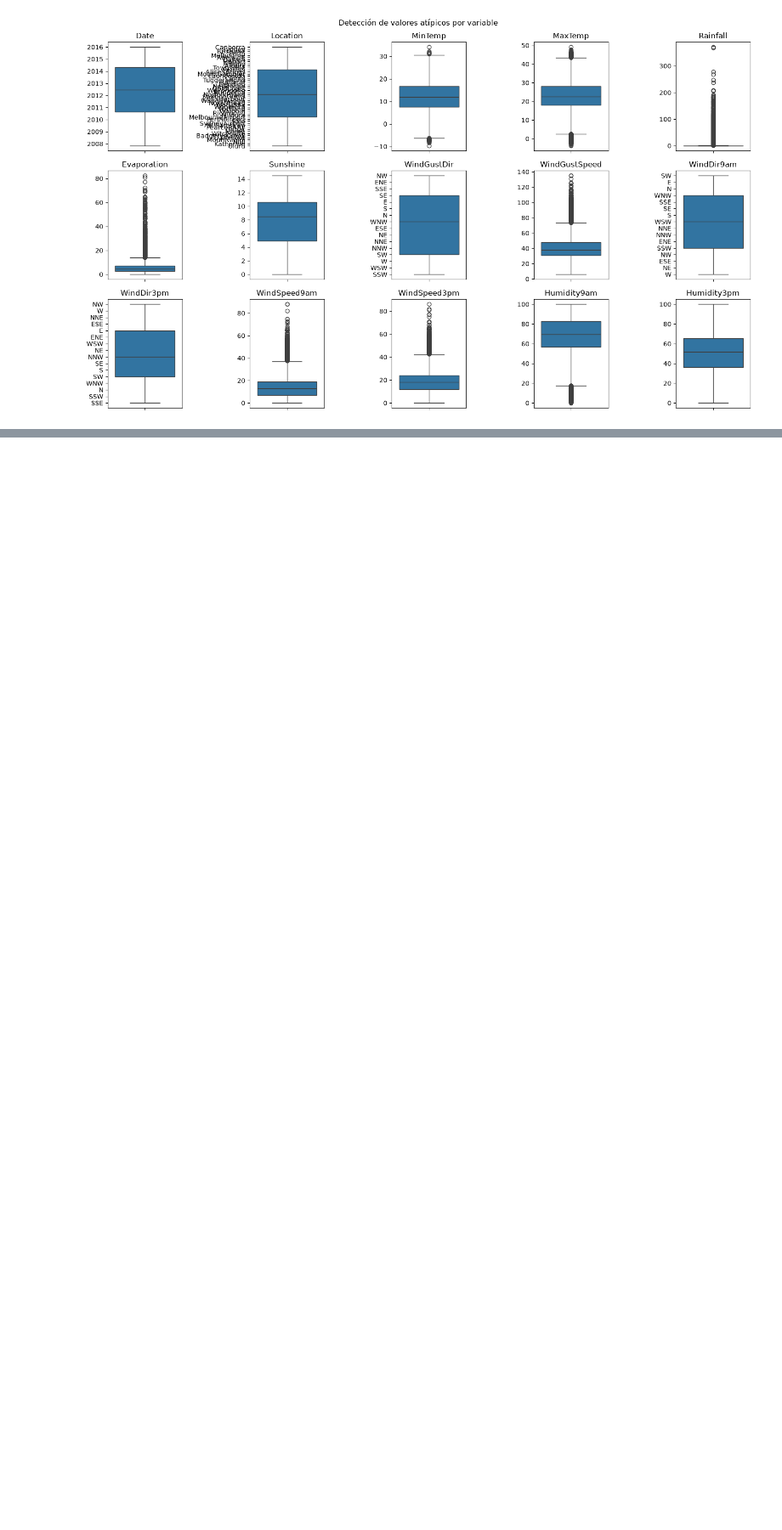
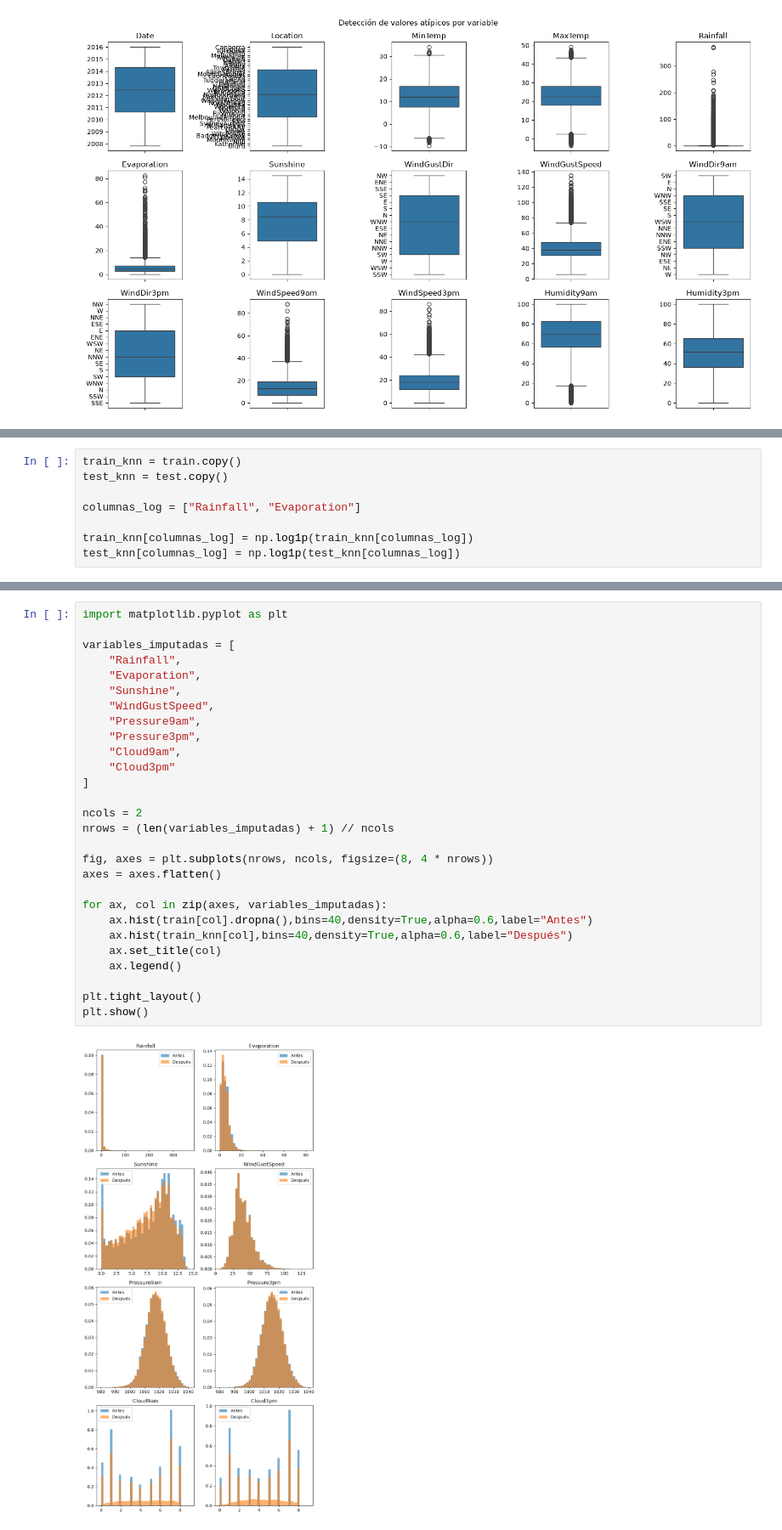
Before and after one commit to AlvaTF/TP-AA1-Ruiz-Toledo-Mendoza, a Jupyter notebook: TP_2/TP_clasificacion_AA1.ipynb, the cells around one changed output, grey strips where cells are left out. Shown at 85% size. Drawn from its saved outputs; the diff is of its cells as text; blank space fills up the shorter version.

```diff
--- a/TP_2/TP_clasificacion_AA1.ipynb
+++ b/TP_2/TP_clasificacion_AA1.ipynb
@@ -645,0 +667,8 @@ KNN es sencible a outliers
+# %%
+train_knn = train.copy()
+test_knn = test.copy()
+
+columnas_log = ["Rainfall", "Evaporation"]
+
+train_knn[columnas_log] = np.log1p(train_knn[columnas_log])
+test_knn[columnas_log] = np.log1p(test_knn[columnas_log])
@@ -645,0 +797,30 @@ KNN es sencible a outliers
+# %%
+import matplotlib.pyplot as plt
+
+variables_imputadas = [
+    "Rainfall",
+    "Evaporation",
+    "Sunshine",
+    "WindGustSpeed",
+    "Pressure9am",
+    "Pressure3pm",
+    "Cloud9am",
+    "Cloud3pm"
+]
+
+ncols = 2
+nrows = (len(variables_imputadas) + 1) // ncols
+
+fig, axes = plt.subplots(nrows, ncols, figsize=(8, 4 * nrows))
+axes = axes.flatten()
+
+for ax, col in zip(axes, variables_imputadas):
+    ax.hist(train[col].dropna(),bins=40,density=True,alpha=0.6,label="Antes")
+    ax.hist(train_knn[col],bins=40,density=True,alpha=0.6,label="Después")
+    ax.set_title(col)
+    ax.legend()
+
+plt.tight_layout()
+plt.show()
+# %% [output]
+[figure, added]
```
Also changed, not shown: parts of 14 cells of this notebook.
